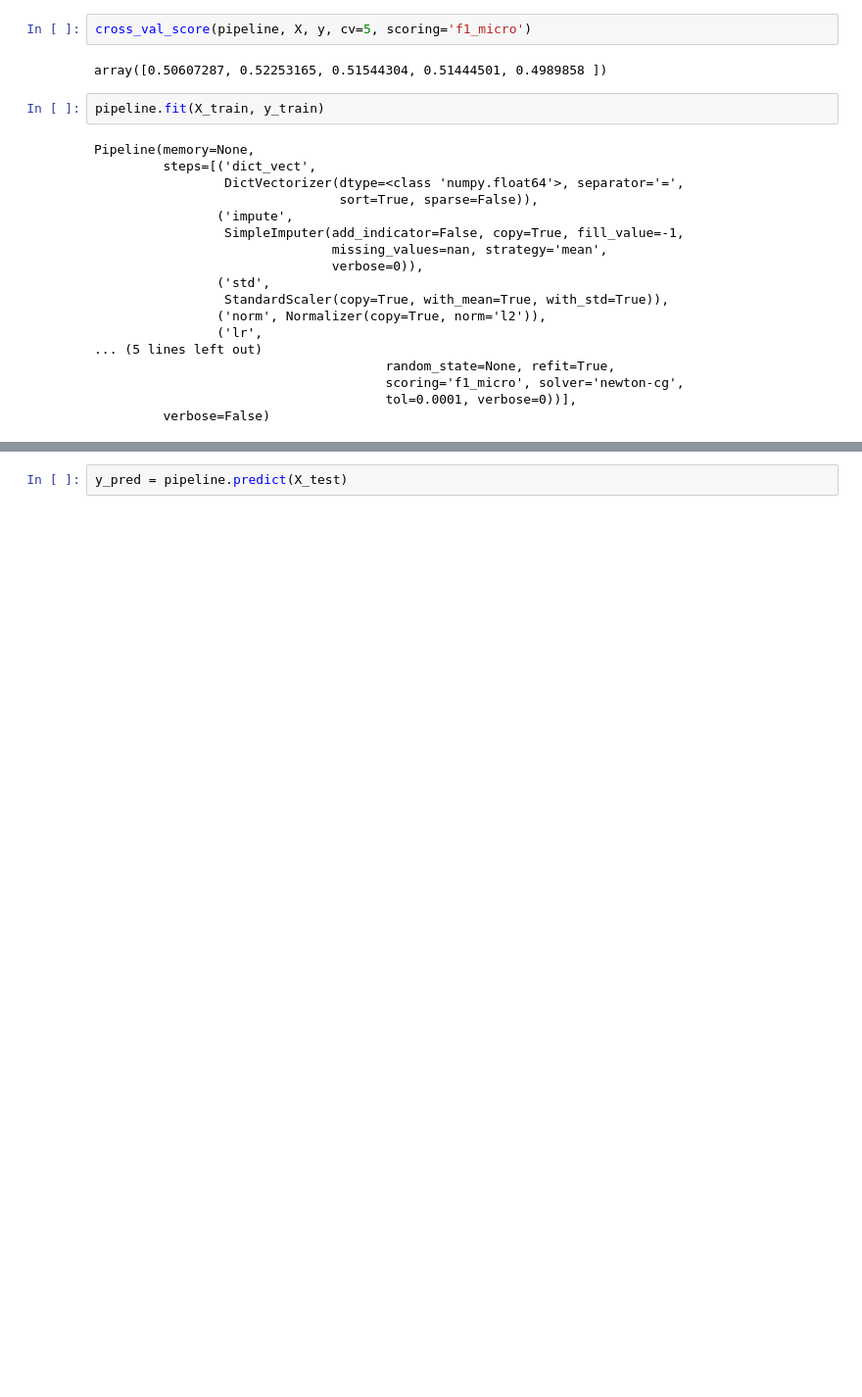
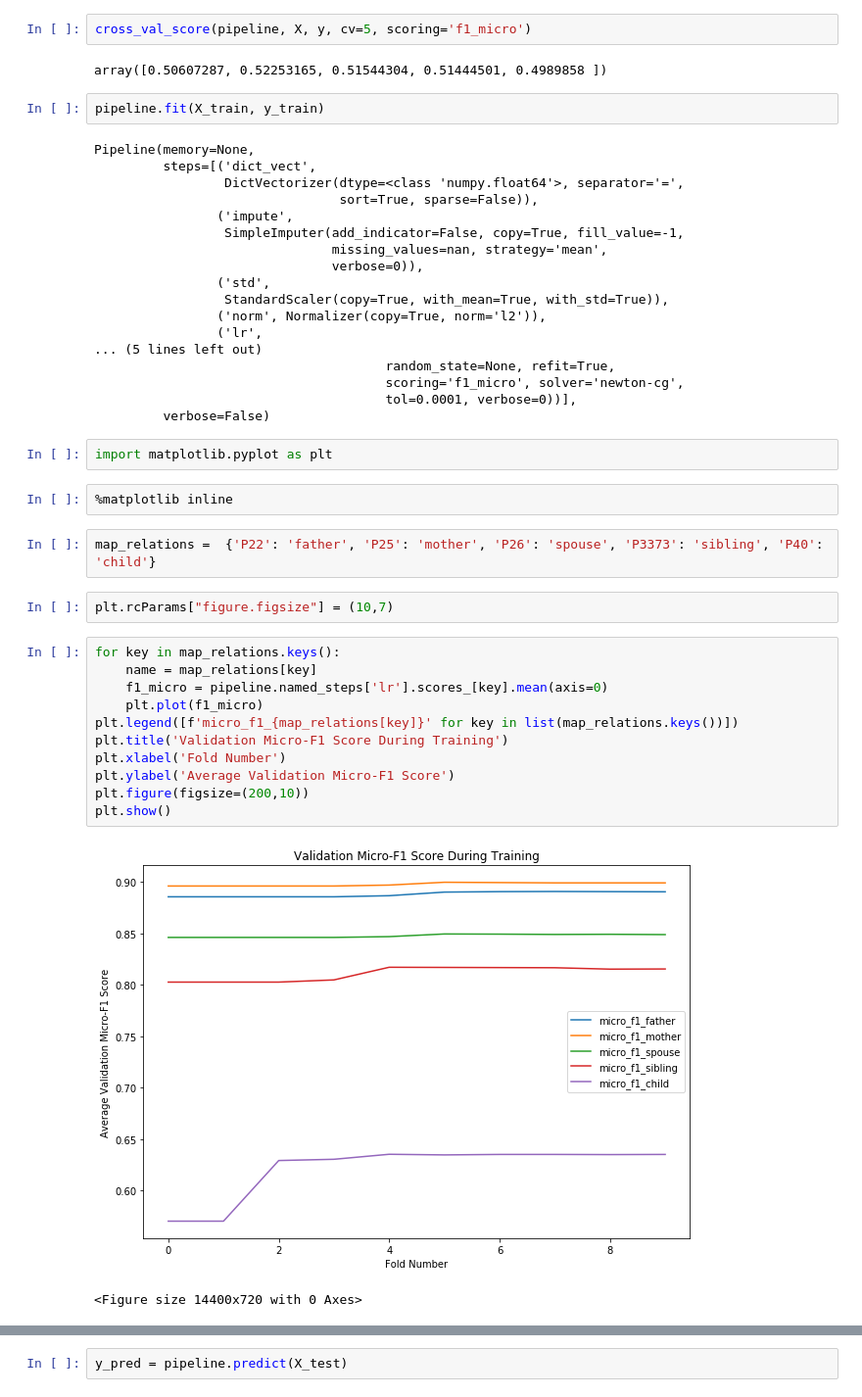
Before and after one commit to richagadgil/genealogy-extraction, a Jupyter notebook: notebooks/08-model-exploration.ipynb, the cells around one changed output, grey strips where cells are left out. Shown: that part at 98% size. Cells and saved outputs as stored; diff of their text form; blank space fills up the shorter version.

```diff
--- a/notebooks/08-model-exploration.ipynb
+++ b/notebooks/08-model-exploration.ipynb
@@ -128,3 +129,25 @@ Pipeline(memory=None,
                                       scoring='f1_micro', solver='newton-cg',
                                       tol=0.0001, verbose=0))],
          verbose=False)
+# %%
+import matplotlib.pyplot as plt
+# %%
+%matplotlib inline
+# %%
+map_relations =  {'P22': 'father', 'P25': 'mother', 'P26': 'spouse', 'P3373': 'sibling', 'P40': 'child'}
+# %%
+plt.rcParams["figure.figsize"] = (10,7)
+# %%
+for key in map_relations.keys():
+    name = map_relations[key]
+    f1_micro = pipeline.named_steps['lr'].scores_[key].mean(axis=0)
+    plt.plot(f1_micro)
+plt.legend([f'micro_f1_{map_relations[key]}' for key in list(map_relations.keys())])
+plt.title('Validation Micro-F1 Score During Training')
+plt.xlabel('Fold Number')
+plt.ylabel('Average Validation Micro-F1 Score')
+plt.figure(figsize=(200,10))
+plt.show()
+# %% [output]
+[figure, added]
+<Figure size 14400x720 with 0 Axes>
```
Also changed, not shown: parts of 4 cells of this notebook, 3 other files.
